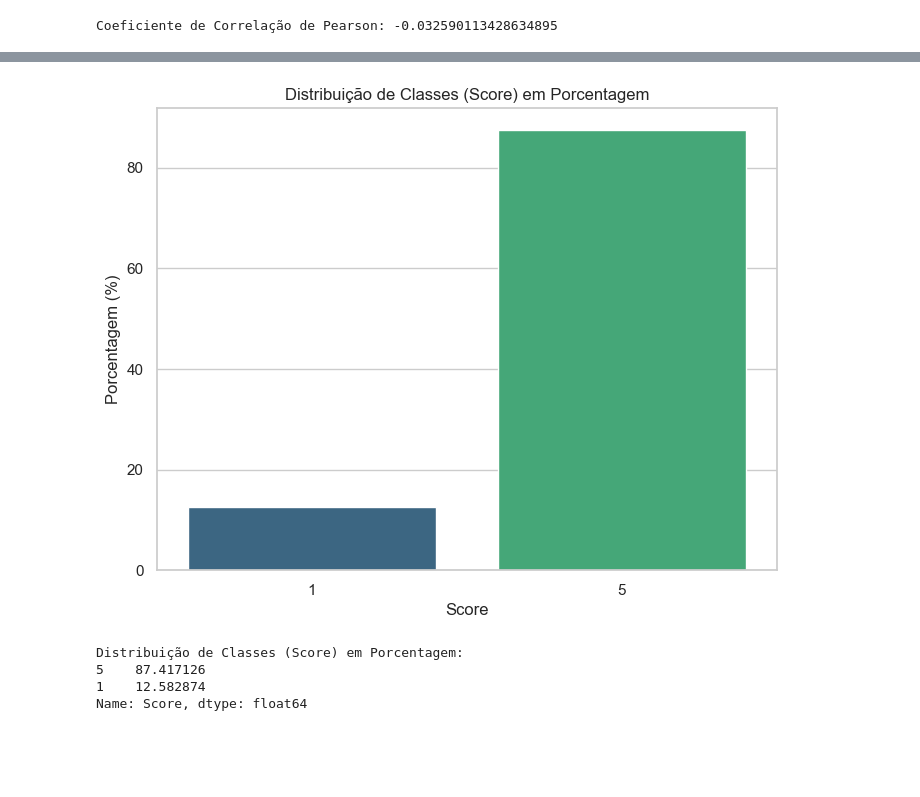
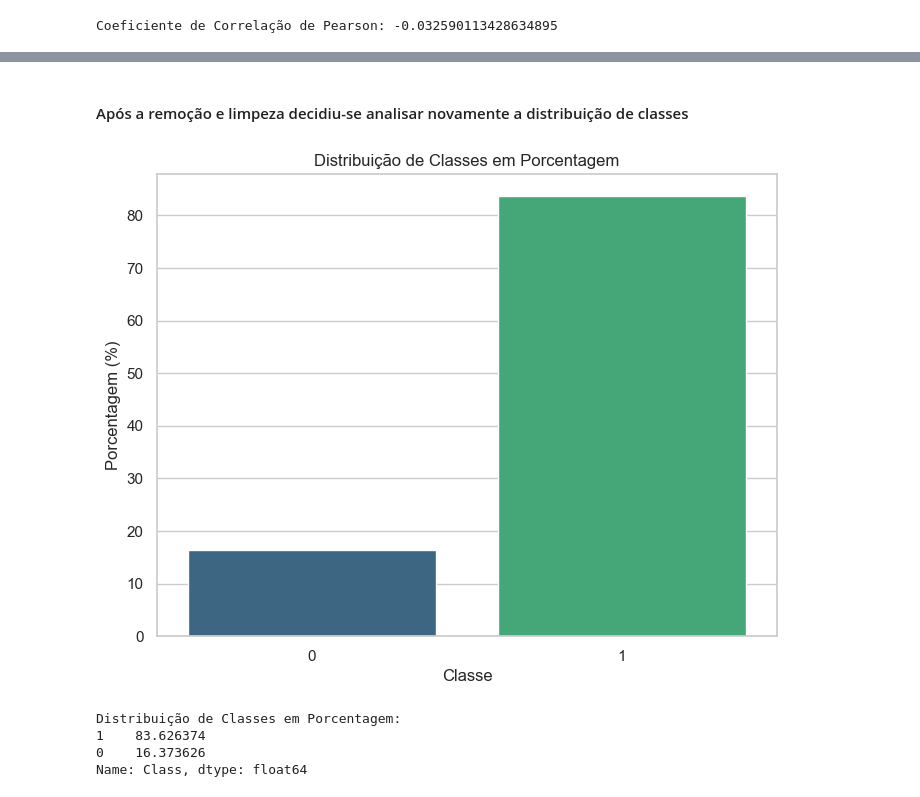
Before and after one commit to Larilw/projeto-machine-learning, a Jupyter notebook: projeto_ml.ipynb, the cells around one changed output, grey strips where cells are left out. Cells and saved outputs as stored; diff of their text form; code cells hidden in the pictures; blank space fills up the shorter version.

```diff
--- a/projeto_ml.ipynb
+++ b/projeto_ml.ipynb
@@ -207,0 +260,4 @@ new_data.head()
+# %%
+data_filter = data_filter.drop_duplicates(subset={"UserId","ProfileName","Time","Text"})
+
+data_filter = data_filter[data_filter['HelpfulnessNumerator'] <= data_filter['HelpfulnessDenominator']]
@@ -207,0 +269,2 @@ new_data.head()
+# %%
+data_filter["Usefulness"] = (data_filter["HelpfulnessNumerator"]/data_filter["HelpfulnessDenominator"]).apply(lambda n: 1 if n > 0.5 else 0)
@@ -207,0 +276,4 @@ new_data.head()
+# %%
+to_be_removed = ['Id', 'ProductId', 'UserId', 'ProfileName', 'Time', 'Summary', 'HelpfulnessNumerator', 'HelpfulnessDenominator', 'Categoria']
+# Remove as colunas
+main_data = data_filter.drop(to_be_removed, axis=1)
@@ -207,0 +296,6 @@ new_data.head()
+# %%
+main_data_total = main_data.copy()
+main_data_useful = main_data[main_data['Usefulness'] != 0].copy()
+
+main_data_total = main_data.iloc[0:3640, :].copy()
+main_data_useful = main_data_useful.iloc[0:3640, :].copy()
@@ -208,31 +336,29 @@ new_data.head()
+# %% [markdown]
+#### Após a remoção e limpeza decidiu-se analisar novamente a distribuição de classes
 # %%
-import seaborn as sns
-import matplotlib.pyplot as plt
-
-# Configurações opcionais para tornar os gráficos mais atraentes
 sns.set(style="whitegrid")
 
 # Calcula a porcentagem de cada classe
-porcentagens = new_data['Score'].value_counts(normalize=True) * 100
+porcentagens = main_data_total['Class'].value_counts(normalize=True) * 100
 
 # Gráfico de barras para a distribuição de classes em porcentagem
 plt.figure(figsize=(8, 6))
 sns.barplot(x=porcentagens.index, y=porcentagens, palette='viridis')
-plt.xlabel('Score')
+plt.xlabel('Classe')
 plt.ylabel('Porcentagem (%)')
-plt.title('Distribuição de Classes (Score) em Porcentagem')
+plt.title('Distribuição de Classes em Porcentagem')
 plt.show()
 
 
 # Calcula a porcentagem de cada classe
-porcentagens = new_data['Score'].value_counts(normalize=True) * 100
+porcentagens = main_data_total['Class'].value_counts(normalize=True) * 100
 
 # Imprime as porcentagens
-print("Distribuição de Classes (Score) em Porcentagem:")
+print("Distribuição de Classes em Porcentagem:")
 print(porcentagens)
 # %% [output]
-[figure, old version]
+[figure, new version]
-Distribuição de Classes (Score) em Porcentagem:
-5    87.417126
-1    12.582874
-Name: Score, dtype: float64
+Distribuição de Classes em Porcentagem:
+1    83.626374
+0    16.373626
+Name: Class, dtype: float64
```
Also changed, not shown: parts of 39 cells of this notebook, 2 other files.
